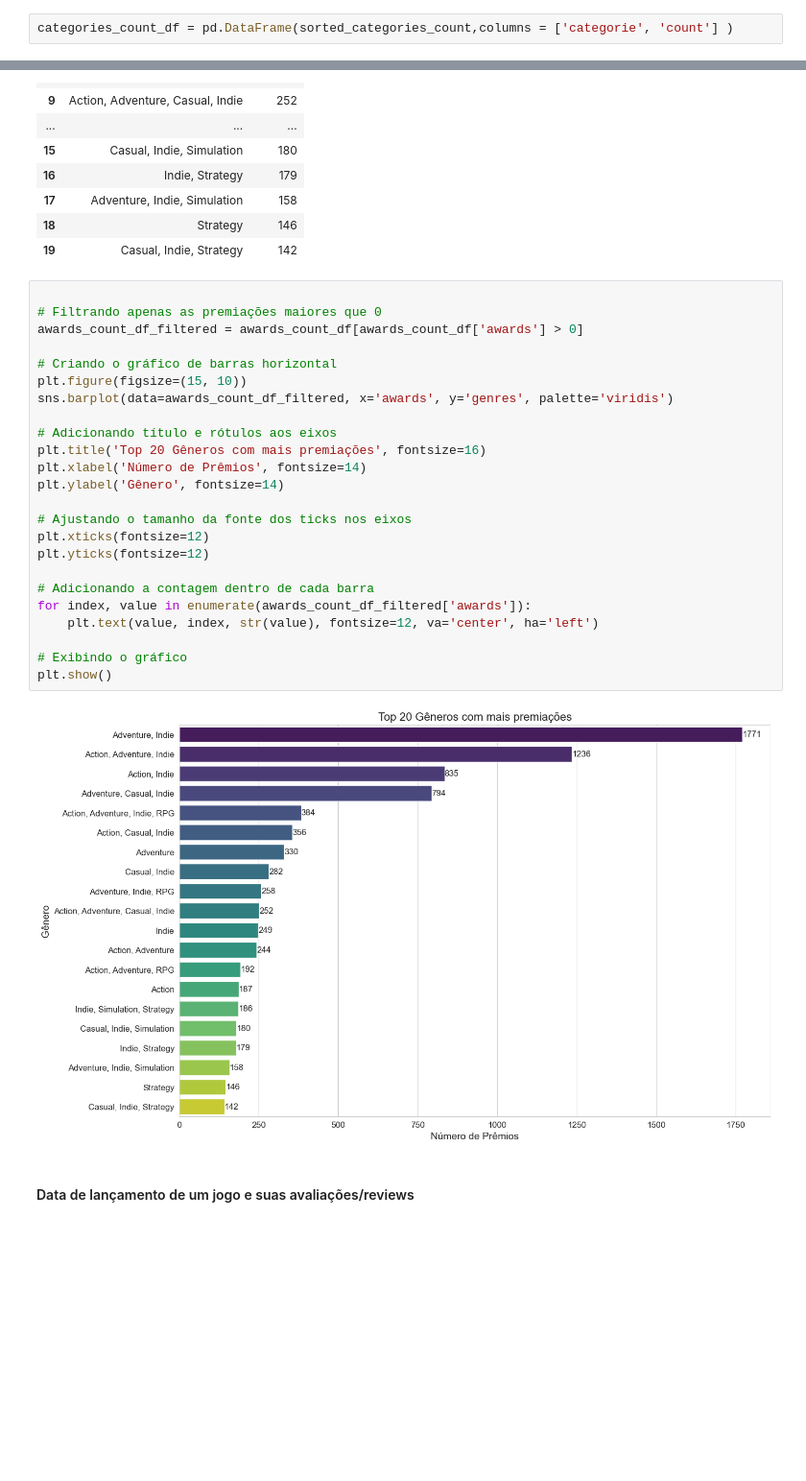
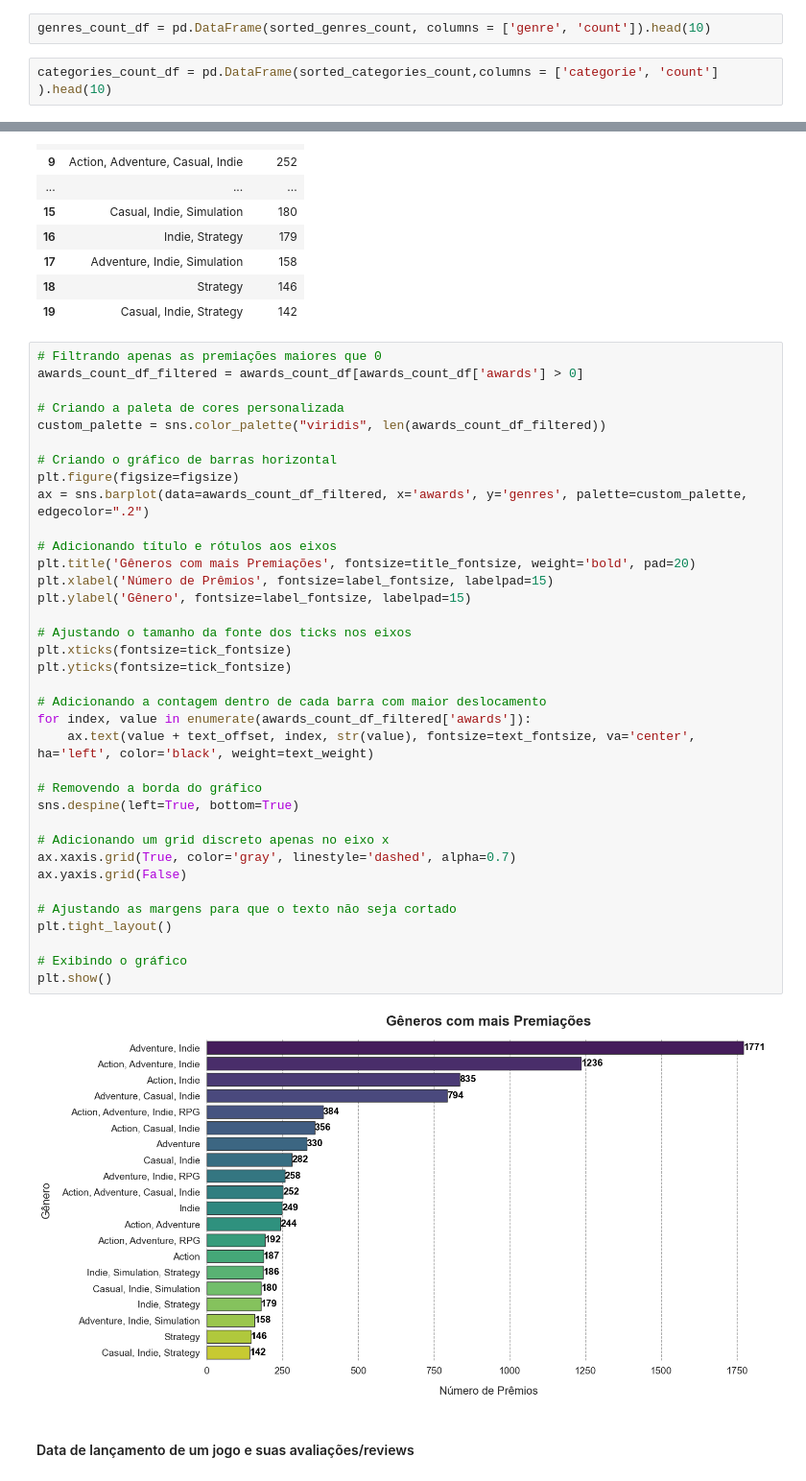
Before and after one commit to NonakaVal/Steam-dataset-EDA, a Jupyter notebook: main.ipynb, the cells around one changed output, grey strips where cells are left out. Shown at 96% size. Cells and saved outputs as stored; diff of their text form; blank space fills up the shorter version.

```diff
--- a/main.ipynb
+++ b/main.ipynb
@@ -363,5 +317,7 @@ Includes Source SDK: 40
 SteamVR Collectibles: 34
 Mods (require HL2): 1
 Mods: 1
+# %%
+genres_count_df = pd.DataFrame(sorted_genres_count, columns = ['genre', 'count']).head(10)
 # %%
-categories_count_df = pd.DataFrame(sorted_categories_count,columns = ['categorie', 'count'] )
+categories_count_df = pd.DataFrame(sorted_categories_count,columns = ['categorie', 'count'] ).head(10)
@@ -477,30 +481,42 @@ awards_count_df
 | 18 | Strategy | 146 |
 | 19 | Casual, Indie, Strategy | 142 |
 # %%
-
 # Filtrando apenas as premiações maiores que 0
 awards_count_df_filtered = awards_count_df[awards_count_df['awards'] > 0]
 
+# Criando a paleta de cores personalizada
+custom_palette = sns.color_palette("viridis", len(awards_count_df_filtered))
+
 # Criando o gráfico de barras horizontal
-plt.figure(figsize=(15, 10))
-sns.barplot(data=awards_count_df_filtered, x='awards', y='genres', palette='viridis')
+plt.figure(figsize=figsize)
+ax = sns.barplot(data=awards_count_df_filtered, x='awards', y='genres', palette=custom_palette, edgecolor=".2")
 
 # Adicionando título e rótulos aos eixos
-plt.title('Top 20 Gêneros com mais premiações', fontsize=16)
-plt.xlabel('Número de Prêmios', fontsize=14)
-plt.ylabel('Gênero', fontsize=14)
+plt.title('Gêneros com mais Premiações', fontsize=title_fontsize, weight='bold', pad=20)
+plt.xlabel('Número de Prêmios', fontsize=label_fontsize, labelpad=15)
+plt.ylabel('Gênero', fontsize=label_fontsize, labelpad=15)
 
 # Ajustando o tamanho da fonte dos ticks nos eixos
-plt.xticks(fontsize=12)
-plt.yticks(fontsize=12)
+plt.xticks(fontsize=tick_fontsize)
+plt.yticks(fontsize=tick_fontsize)
 
-# Adicionando a contagem dentro de cada barra
+# Adicionando a contagem dentro de cada barra com maior deslocamento
 for index, value in enumerate(awards_count_df_filtered['awards']):
-    plt.text(value, index, str(value), fontsize=12, va='center', ha='left')
+    ax.text(value + text_offset, index, str(value), fontsize=text_fontsize, va='center', ha='left', color='black', weight=text_weight)
+
+# Removendo a borda do gráfico
+sns.despine(left=True, bottom=True)
+
+# Adicionando um grid discreto apenas no eixo x
+ax.xaxis.grid(True, color='gray', linestyle='dashed', alpha=0.7)
+ax.yaxis.grid(False)
+
+# Ajustando as margens para que o texto não seja cortado
+plt.tight_layout()
 
 # Exibindo o gráfico
 plt.show()
 # %% [output]
-[figure, old version]
+[figure, new version]
 # %% [markdown]
 #### Data de lançamento de um jogo e suas avaliações/reviews
```
Also changed, not shown: parts of 14 cells of this notebook.
